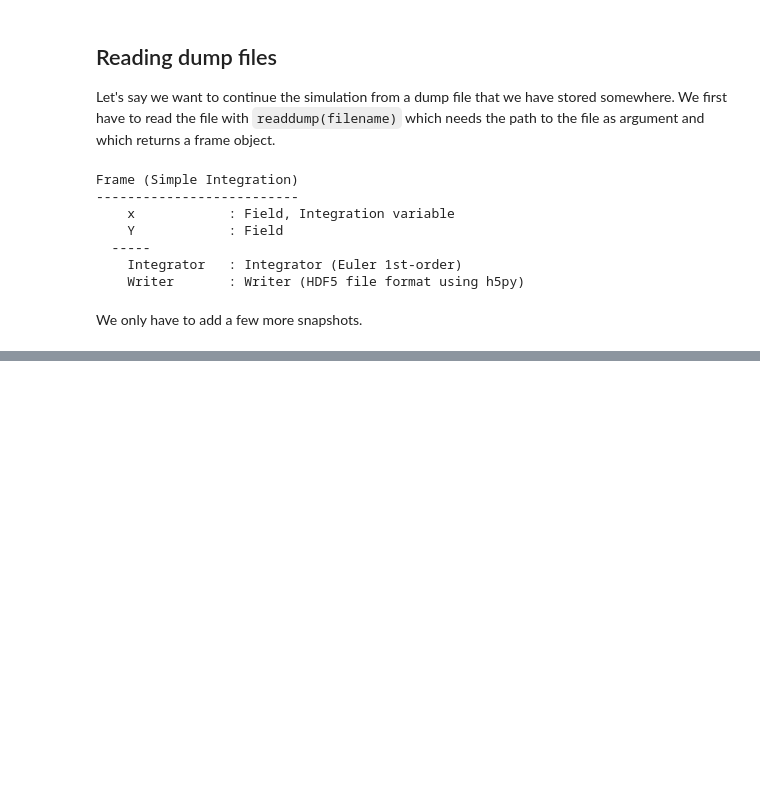
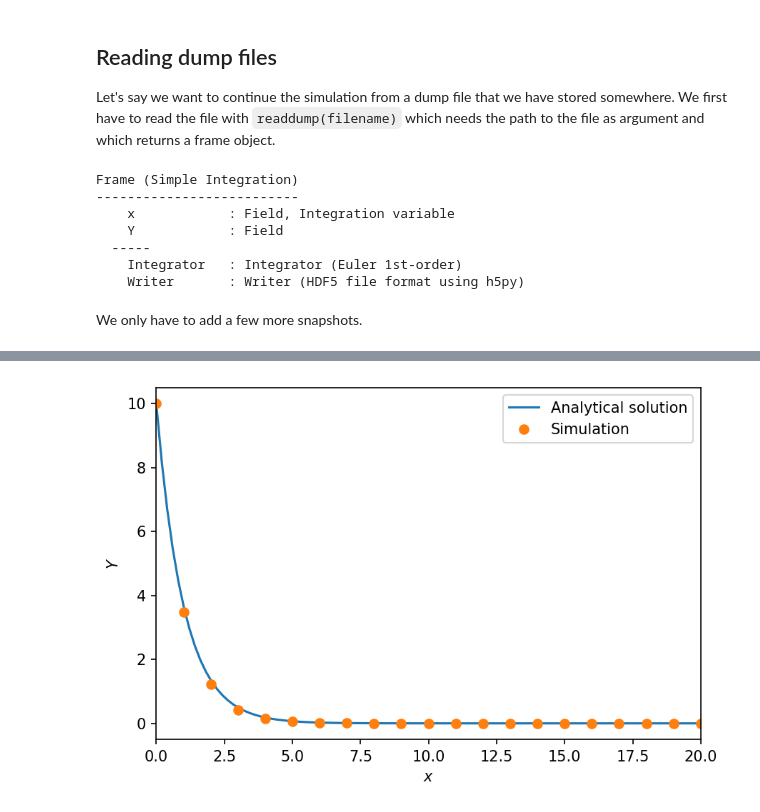
Before and after one commit to stammler/simframe, a Jupyter notebook: examples/1_simple_integration.ipynb, the cells around one changed output, grey strips where cells are left out. Drawn from its saved outputs; the diff is of its cells as text; code cells hidden in the pictures; blank space fills up the shorter version.

```diff
--- a/examples/1_simple_integration.ipynb
+++ b/examples/1_simple_integration.ipynb
@@ -344,0 +342,2 @@ This is not working, yet.
+# %%
+sim_cont.run()
@@ -344,0 +365,6 @@ This is not working, yet.
+# %%
+data = sim_cont.writer.read.all()
+# %%
+plot(data)
+# %% [output]
+[figure, added]
```
Also changed, not shown: parts of 3 cells of this notebook, 1 other file.
